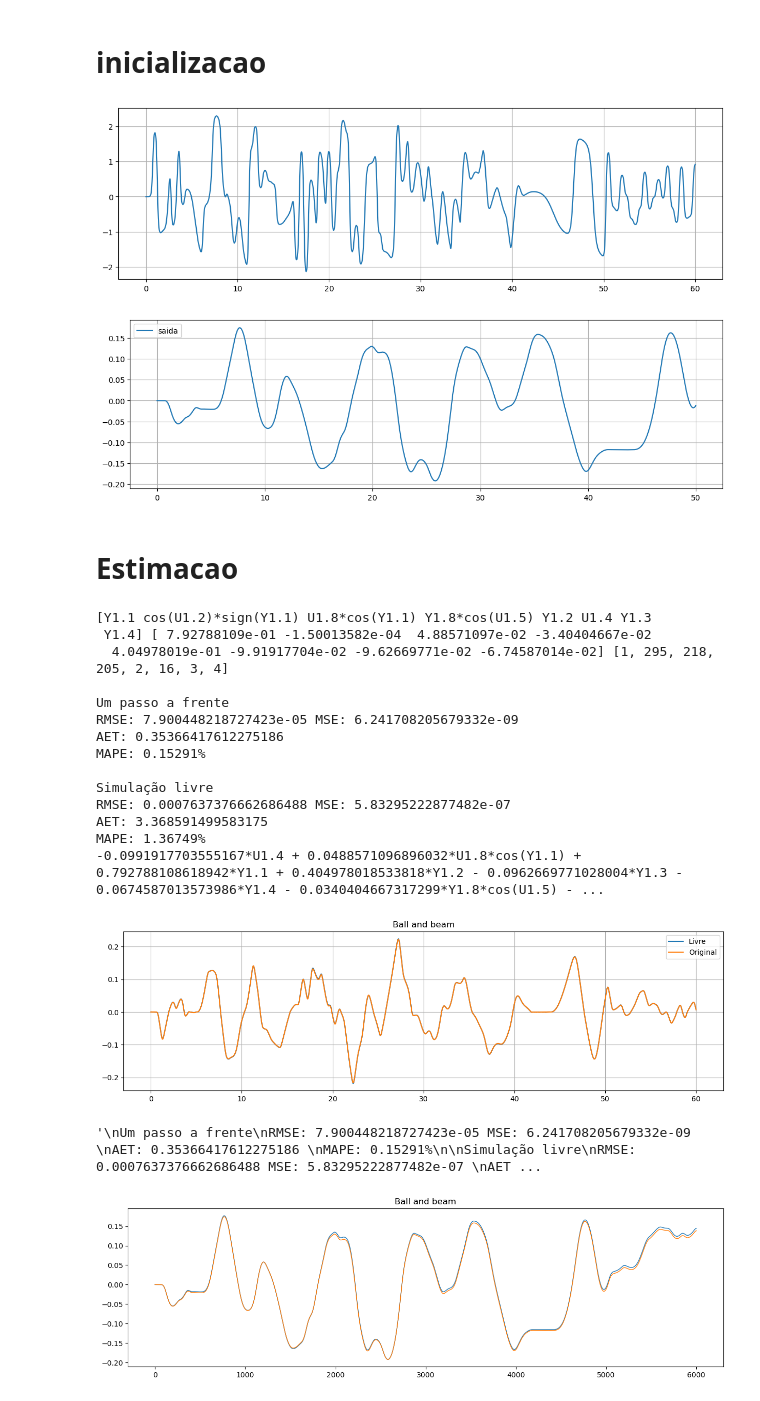
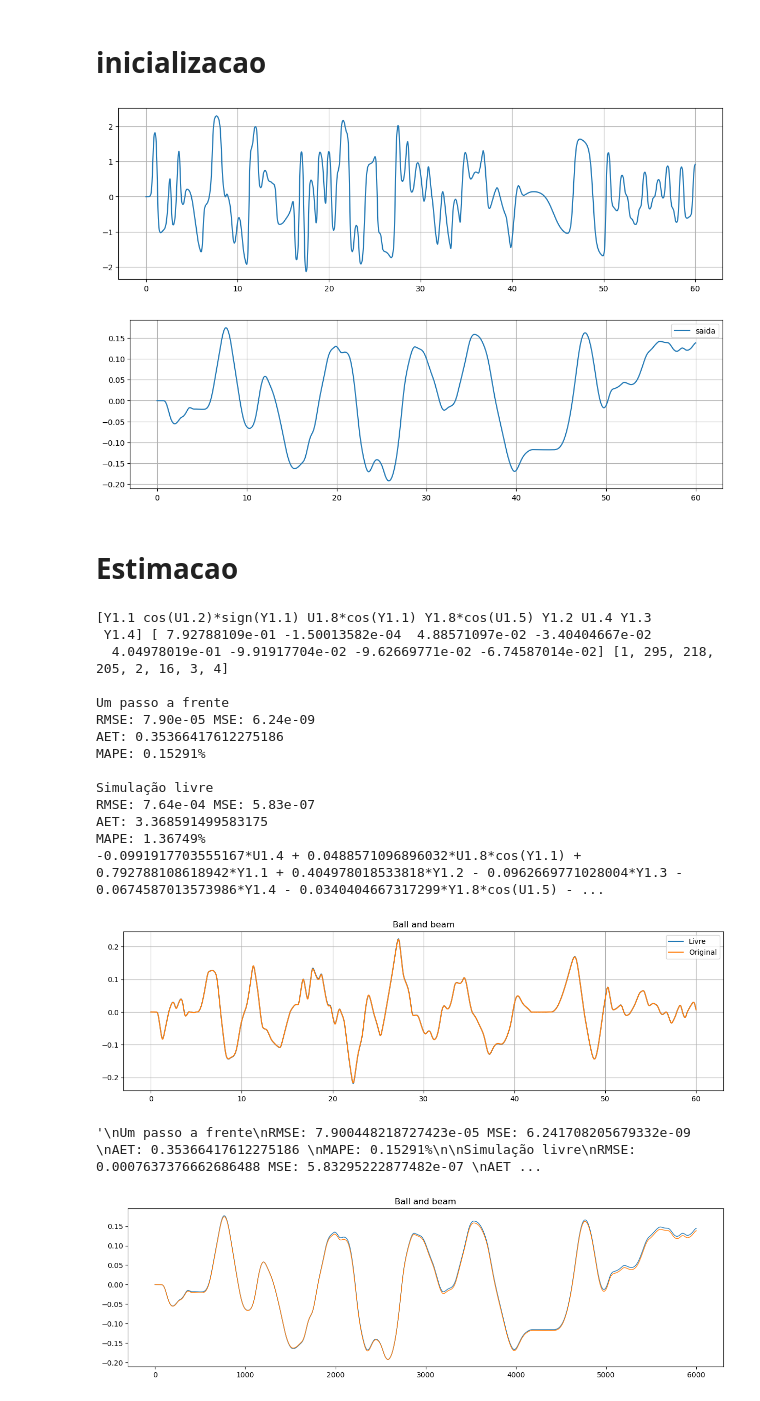
Before and after one commit to JonhLucas/NARX_MISO, a Jupyter notebook: ballBeamIdWithFriction.ipynb, the cells around one changed output. Cells and saved outputs as stored; diff of their text form; code cells hidden in the pictures.

```diff
--- a/ballBeamIdWithFriction.ipynb
+++ b/ballBeamIdWithFriction.ipynb
@@ -27,46 +27,49 @@ def integrate(p, ts=0.1):
 # %%
 #my_data = np.genfromtxt('data/ballBeamTeste1.csv', delimiter=',')[1:,:]
 my_data = np.genfromtxt('data/ballBeamFriction.csv', delimiter=',')[1:,:]
 u = my_data[:, 0].copy()
 y = my_data[:, 1].copy()
 t = my_data[:, -1].copy()
 
 np.random.seed(15)
 amplitude = 0.00001
 #u += np.random.uniform(-0.0002, 0.0002, u.shape)
 #y = y + np.random.uniform(-amplitude, amplitude, y.shape)
 
 dt = my_data[1, -1]
-size = 5000
+size = 6000
 plt.figure(figsize=(14, 4))
 plt.plot(t, u*(180/np.pi), label="entrada")
 plt.grid()
 plt.show()
 plt.figure(figsize=(14, 4))
 plt.plot(t[:size], y[:size], label="saida")
 plt.legend()
 plt.grid()
 plt.show()
 # %% [output]
 [figure]
-[figure, old version]
+[figure, new version]
 # %% [markdown]
 # Estimacao
 # %%
 ui = np.reshape(u, (1, -1)).copy()
 yi = np.reshape(y, (1, -1)).copy()
+
+'''
+amplitude = 0.000001
+yi = yi + np.random.uniform(-amplitude, amplitude, yi.shape)
+mean_gaussian = 0
+std_gaussian = 0.000005
+noise_gaussian = np.random.normal(mean_gaussian, std_gaussian, yi.shape)
+yi += noise_gaussian'''
+
 yi[0,1:] = (yi[0,1:] - yi[0,:-1]) / dt
-#yi[0,1:] = (yi[0,1:] - yi[0,:-1]) / dt
-'''yi = np.reshape(my_data[:, 1], (1, -1)).copy()
 
-amplitude = 0.00001
-yi = yi + np.random.uniform(-amplitude, amplitude, yi.shape)
-delay = 0
-'''
 output = 0
 num = [10]
 params = []
-params.append({'nb':[8],'na':[8], 'level':2, 'nonlinear':[0,5,0,0,1], 'root':False, 'delay':2, 'diff':False, 'ymodifier':[0,0]})
+params.append({'nb':[8],'na':[8], 'level':2, 'nonlinear':[0,5,0,0,1, 0,0,0,0,0], 'root':False, 'delay':2, 'diff':False, 'ymodifier':[0,0]})
 
 sselector = structureSelector()
 clip.setLimit(-0.2, 0.2)
@@ -116,12 +119,12 @@ MAPE: 1.36749%
   4.04978019e-01 -9.91917704e-02 -9.62669771e-02 -6.74587014e-02] [1, 295, 218, 205, 2, 16, 3, 4]
 
 Um passo a frente
-RMSE: 7.900448218727423e-05 MSE: 6.241708205679332e-09
+RMSE: 7.90e-05 MSE: 6.24e-09
 AET: 0.35366417612275186
 MAPE: 0.15291%
 
 Simulação livre
-RMSE: 0.0007637376662686488 MSE: 5.83295222877482e-07
+RMSE: 7.64e-04 MSE: 5.83e-07
 AET: 3.368591499583175
 MAPE: 1.36749%
 -0.0991917703555167*U1.4 + 0.0488571096896032*U1.8*cos(Y1.1) + 0.792788108618942*Y1.1 + 0.404978018533818*Y1.2 - 0.0962669771028004*Y1.3 - 0.0674587013573986*Y1.4 - 0.0340404667317299*Y1.8*cos(U1.5) - ...
```
Also changed, not shown: parts of 13 cells of this notebook, 3 other files.
